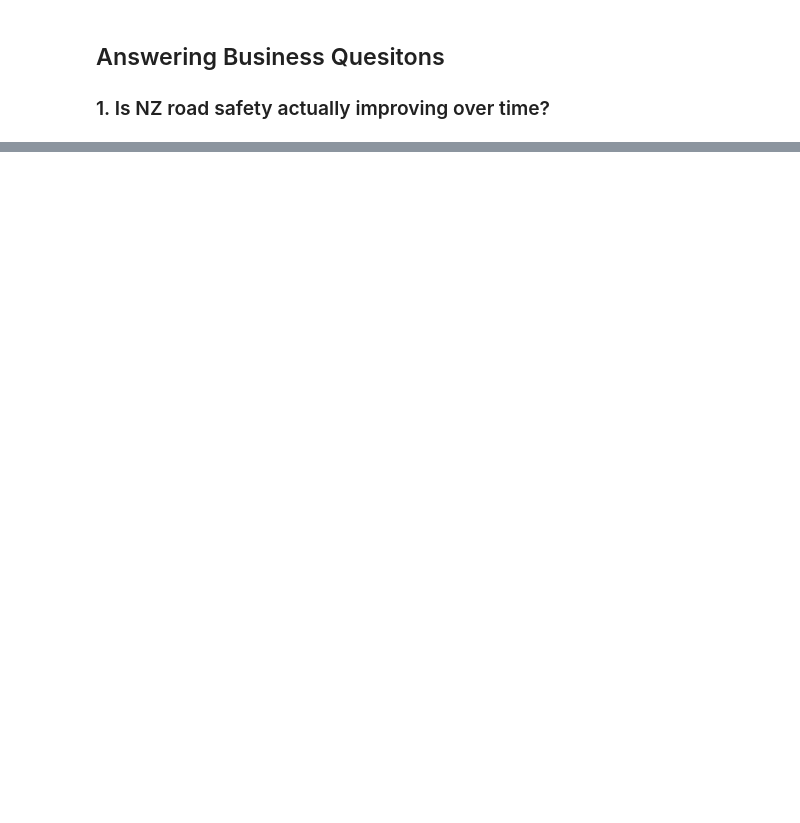
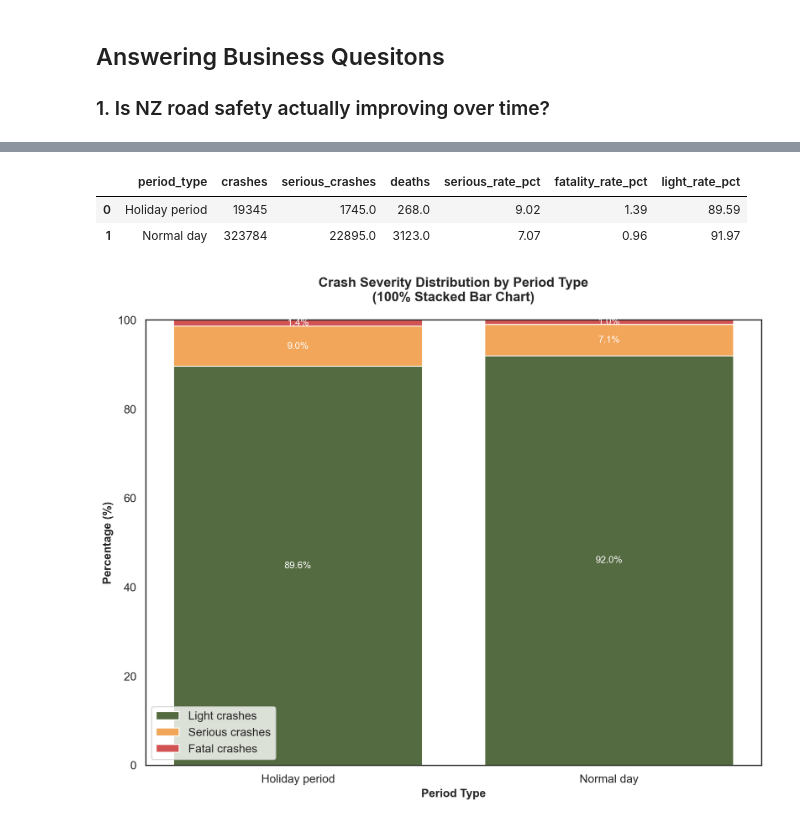
Before and after one commit to Lam-Truong/nz-road-safety-sql, a Jupyter notebook: project_1_workbook.ipynb, the cells around one changed output, grey strips where cells are left out. Cells and saved outputs as stored; diff of their text form; code cells hidden in the pictures; blank space fills up the shorter version.

```diff
--- a/project_1_workbook.ipynb
+++ b/project_1_workbook.ipynb
@@ -218,0 +255,52 @@ trend_result
+# %%
+query = open('sql/q2_when.sql').read()
+period_crashes = con.execute(query).fetchdf()
+period_crashes
+# %% [output]
+|  | period_type | crashes | serious_crashes | deaths | serious_rate_pct | fatality_rate_pct | light_rate_pct |
+| 0 | Holiday period | 19345 | 1745.0 | 268.0 | 9.02 | 1.39 | 89.59 |
+| 1 | Normal day | 323784 | 22895.0 | 3123.0 | 7.07 | 0.96 | 91.97 |
+# %%
+plt.figure(figsize=(10, 8))
+# Extract the data for plotting
+period_types = period_crashes['period_type']
+serious_rate = period_crashes['serious_rate_pct']
+fatality_rate = period_crashes['fatality_rate_pct']
+light_rate = period_crashes['light_rate_pct']
+
+# Create the stacked bars
+x_pos = np.arange(len(period_types))
+
+# Plot each segment
+bar1 = plt.bar(x_pos, light_rate, label='Light crashes', color='#546B41')
+bar2 = plt.bar(x_pos, serious_rate, bottom=light_rate, label='Serious crashes', color='#F2A65A')
+bar3 = plt.bar(x_pos, fatality_rate, bottom=light_rate + serious_rate, label='Fatal crashes', color='#D25353')
+
+# Customize the plot
+plt.xlabel('Period Type', fontsize=12, fontweight='bold')
+plt.ylabel('Percentage (%)', fontsize=12, fontweight='bold')
+plt.title('Crash Severity Distribution by Period Type\n(100% Stacked Bar Chart)', fontsize=14, fontweight='bold', pad=20)
+plt.xticks(x_pos, period_types)
+plt.ylim(0, 100)
+
+# Add percentage labels on each segment
+for i in range(len(period_types)):
+    # Light crashes label (center of segment)
+    plt.text(i, light_rate.iloc[i]/2, f'{light_rate.iloc[i]:.1f}%',
+             ha='center', va='center', color='white', fontsize=10)
+
+    # Serious crashes label (center of segment)
+    plt.text(i, light_rate.iloc[i] + serious_rate.iloc[i]/2, f'{serious_rate.iloc[i]:.1f}%',
+             ha='center', va='center', color='white', fontsize=10)
+
+    # Fatal crashes label (center of segment)
+    plt.text(i, light_rate.iloc[i] + serious_rate.iloc[i] + fatality_rate.iloc[i]/2, f'{fatality_rate.iloc[i]:.1f}%',
+             ha='center', va='center', color='white', fontsize=10)
+
+# Add legend
+plt.legend()
+
+plt.tight_layout()
+plt.show()
+# %% [output]
+[figure, added]
```
Also changed, not shown: parts of 23 cells of this notebook, 2 other files.
